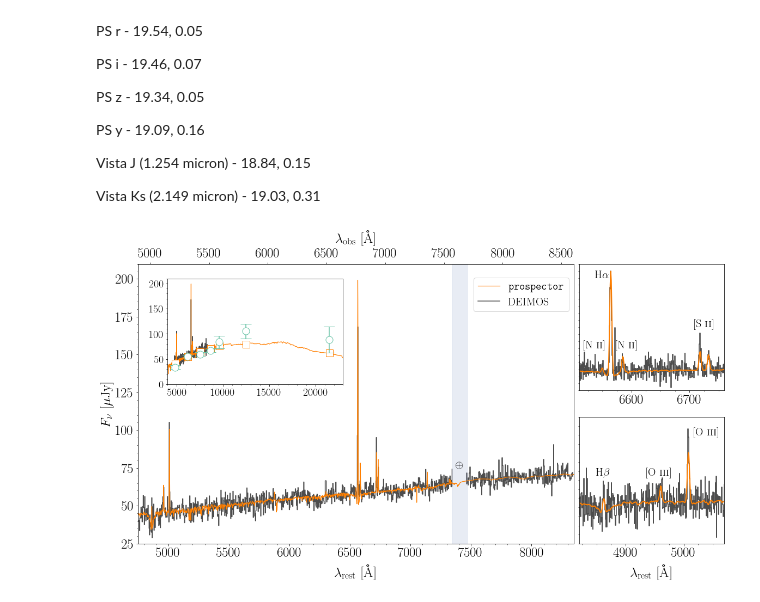
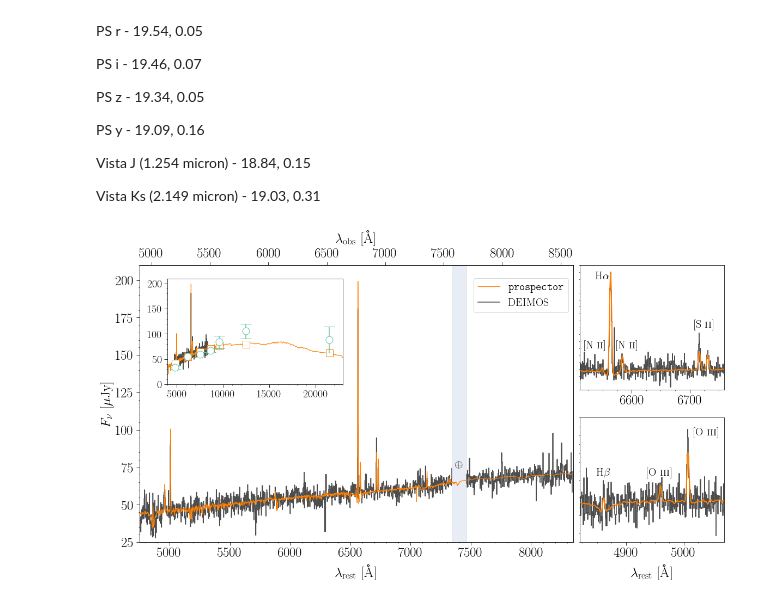
Before and after one commit to slowdivePTG/SN2020jgb, a Jupyter notebook: spectroscopy/20jgb_host_fit.ipynb, the cells around one changed output. Drawn from its saved outputs; the diff is of its cells as text; code cells hidden in the pictures.

```diff
--- a/spectroscopy/20jgb_host_fit.ipynb
+++ b/spectroscopy/20jgb_host_fit.ipynb
@@ -6,13 +6,6 @@ import glob
 import matplotlib as mpl
 from matplotlib.ticker import (MultipleLocator, FormatStrFormatter,
                                AutoMinorLocator)
-
-mpl.rcParams['text.usetex'] = True
-plt.rcParams['font.family'] = 'sans-serif'
-plt.rcParams['font.sans-serif'] = ['Ariel']
-mpl.rcParams['font.size'] = '25'
-mpl.rcParams['xtick.labelsize'] = '25'
-mpl.rcParams['ytick.labelsize'] = '25'
 # %%
 color_map = {
     'cyan': '#66c2a5',
@@ -32,9 +25,13 @@ import astropy.units as u
 import astropy.constants as c
 # %%
 import sys
+
 sys.path.append('../tools/')
 from dust_extinction import calALambda
 from data_binning import data_binning, plot_box_spec
+from visual import rcparams_format
+
+rcparams_format(mpl.rcParams)
 # %%
 spec = pd.read_csv('./Host_DEIMOS_reduction/peculiarSN_spec.csv')
 spec_m = pd.read_csv('./Host_DEIMOS_reduction/peculiarSN_mod_spec.csv')
@@ -64,6 +61,8 @@ phot_err = (10**(-(phot_mag - phot_mag_err) / 2.5) -
 z = 0.0309
 # %%
 import matplotlib.gridspec as gridspec
+
+rcparams_format(mpl.rcParams)
 
 fig = plt.figure(constrained_layout=True, figsize=(16, 9))
 gspec = gridspec.GridSpec(ncols=4, nrows=2, figure=fig)
@@ -73,6 +72,8 @@ ax_Halpha = fig.add_subplot(gspec[0, 3])
 ax_Hbeta = fig.add_subplot(gspec[1, 3])
 
 # spectroscopy
+spec_bin = data_binning(
+    np.array([spec['wavelength'], spec['spec'], spec['err']]).T, size=2)
 wv_bin, fl_bin = plot_box_spec(spec_bin[:, 0], spec_bin[:, 1])
 wv, fl = plot_box_spec(np.array(spec['wavelength']), np.array(spec['spec']))
 wv_m, fl_m = spec_m['wspec'], spec_m['mspec']
@@ -106,7 +107,7 @@ ax_opt.set_ylim(25, 210)
 ax_opt.set_xlim(4750, 8350)
 ax_opt.set_xlabel(r'$\lambda_\mathrm{rest}\ [\mathrm{\r{A}}]$', labelpad=10)
 ax_opt.set_ylabel(r'$F_\nu\ [\mu\mathrm{Jy}]$')
-ax_opt.legend(prop={'size': 20},loc=(0.77, 0.83))
+ax_opt.legend(prop={'size': 20}, loc=(0.77, 0.83))
 
 # photometry
 ax0.plot(phot_m['wphot'],
@@ -156,31 +157,31 @@ offset = 10
 ax_Hbeta.text(4861, 75, r'$\mathrm{H}\beta$', ha='center', fontsize=20)
 ax_Hbeta.text(5007 + offset,
               120,
               r'$[\mathrm{O}\ \textsc{iii}]$',
               ha='left',
               fontsize=20)
 ax_Hbeta.text(4959,
               75,
               r'$[\mathrm{O}\ \textsc{iii}]$',
               ha='center',
               fontsize=20)
 ax_Halpha.text(6562, 190, r'$\mathrm{H}\alpha$', ha='right', fontsize=20)
 ax_Halpha.text(6583 + offset,
                90,
                r'$[\mathrm{N}\ \textsc{ii}]$',
                ha='center',
                fontsize=20)
 ax_Halpha.text(6548 - offset,
                90,
                r'$[\mathrm{N}\ \textsc{ii}]$',
                ha='center',
                fontsize=20)
 ax_Halpha.text(6731 - offset / 2,
                120,
                r'$[\mathrm{S}\ \textsc{ii}]$',
                ha='center',
                fontsize=20)
 
 fig.savefig('../paper/figures/DEIMOS_20jgb.pdf', bbox_inches='tight')
 # %% [output]
-[figure, old version]
+[figure, new version]
```
Also changed, not shown: 19 other files.
